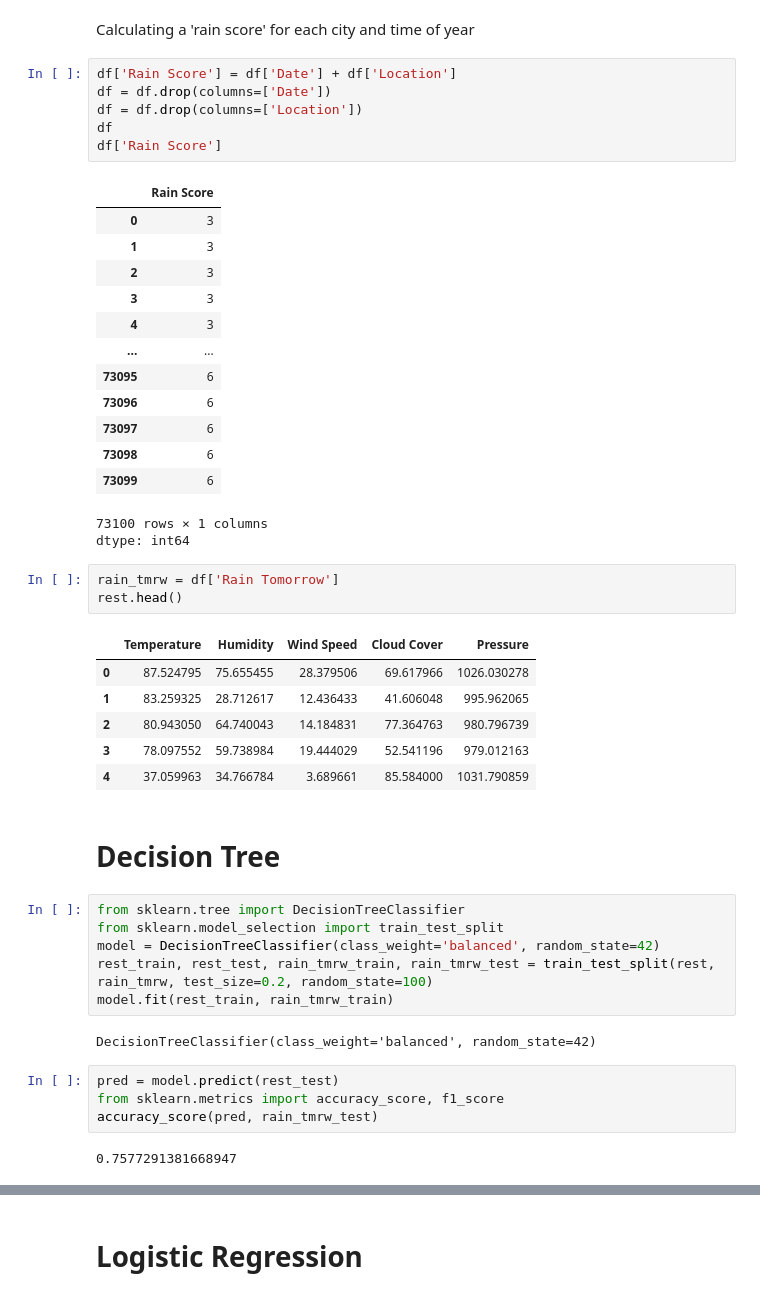
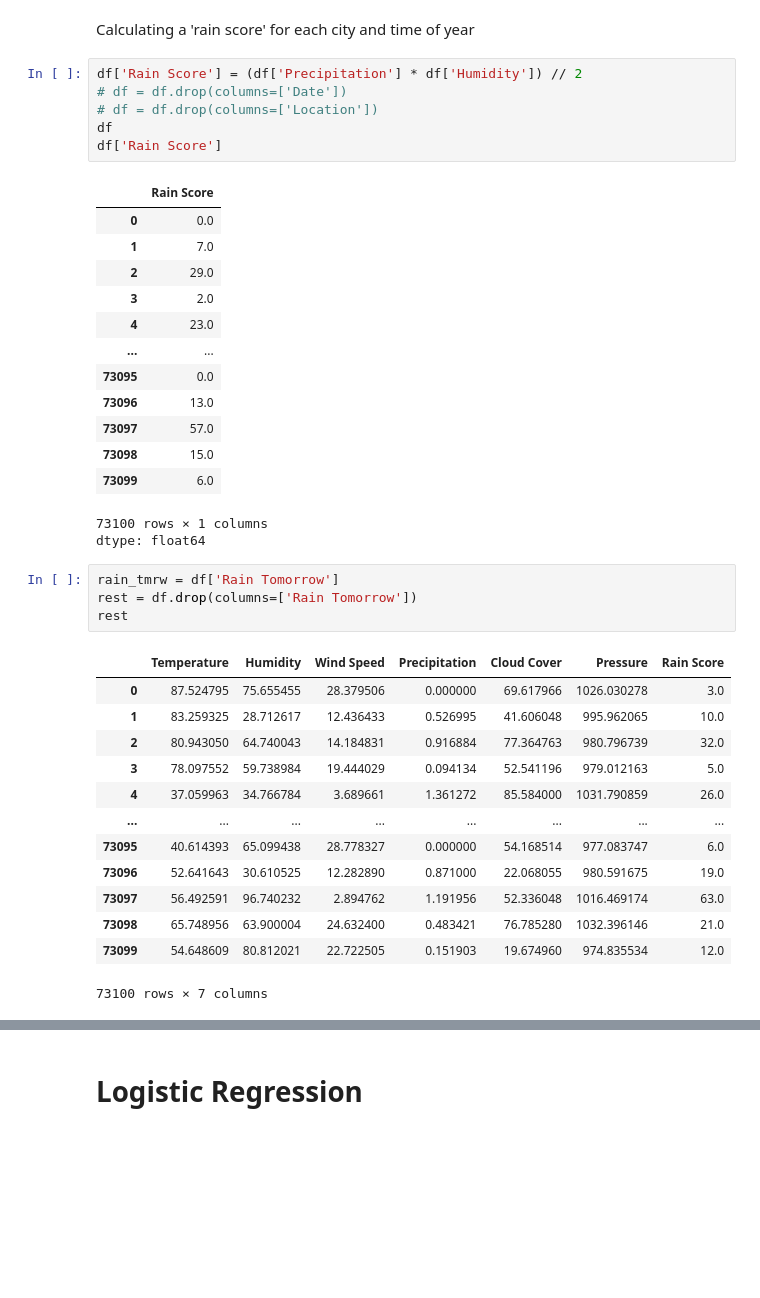
Before and after one commit to omavashia2005/Rainfall-Prediction-using-ML, a Jupyter notebook: ML_Project.ipynb, the cells around one changed output, grey strips where cells are left out. Drawn from its saved outputs; the diff is of its cells as text; blank space fills up the shorter version.

```diff
--- a/ML_Project.ipynb
+++ b/ML_Project.ipynb
@@ -86,49 +86,41 @@ df['Location'] = df['Location'].map(location_map)
 # %% [markdown]
 Calculating a 'rain score' for each city and time of year
 # %%
-df['Rain Score'] = df['Date'] + df['Location']
-df = df.drop(columns=['Date'])
-df = df.drop(columns=['Location'])
+df['Rain Score'] = (df['Precipitation'] * df['Humidity']) // 2
+# df = df.drop(columns=['Date'])
+# df = df.drop(columns=['Location'])
 df
 df['Rain Score']
 # %% [output]
 |  | Rain Score |
-| 0 | 3 |
-| 1 | 3 |
-| 2 | 3 |
-| 3 | 3 |
-| 4 | 3 |
+| 0 | 0.0 |
+| 1 | 7.0 |
+| 2 | 29.0 |
+| 3 | 2.0 |
+| 4 | 23.0 |
 | ... | ... |
-| 73095 | 6 |
-| 73096 | 6 |
-| 73097 | 6 |
-| 73098 | 6 |
-| 73099 | 6 |
+| 73095 | 0.0 |
+| 73096 | 13.0 |
+| 73097 | 57.0 |
+| 73098 | 15.0 |
+| 73099 | 6.0 |
 73100 rows × 1 columns
-dtype: int64
+dtype: float64
 # %%
 rain_tmrw = df['Rain Tomorrow']
-rest.head()
+rest = df.drop(columns=['Rain Tomorrow'])
+rest
 # %% [output]
-|  | Temperature | Humidity | Wind Speed | Cloud Cover | Pressure |
-| 0 | 87.524795 | 75.655455 | 28.379506 | 69.617966 | 1026.030278 |
-| 1 | 83.259325 | 28.712617 | 12.436433 | 41.606048 | 995.962065 |
-| 2 | 80.943050 | 64.740043 | 14.184831 | 77.364763 | 980.796739 |
-| 3 | 78.097552 | 59.738984 | 19.444029 | 52.541196 | 979.012163 |
-| 4 | 37.059963 | 34.766784 | 3.689661 | 85.584000 | 1031.790859 |
+|  | Temperature | Humidity | Wind Speed | Precipitation | Cloud Cover | Pressure | Rain Score |
+| 0 | 87.524795 | 75.655455 | 28.379506 | 0.000000 | 69.617966 | 1026.030278 | 3.0 |
+| 1 | 83.259325 | 28.712617 | 12.436433 | 0.526995 | 41.606048 | 995.962065 | 10.0 |
+| 2 | 80.943050 | 64.740043 | 14.184831 | 0.916884 | 77.364763 | 980.796739 | 32.0 |
+| 3 | 78.097552 | 59.738984 | 19.444029 | 0.094134 | 52.541196 | 979.012163 | 5.0 |
+| 4 | 37.059963 | 34.766784 | 3.689661 | 1.361272 | 85.584000 | 1031.790859 | 26.0 |
+| ... | ... | ... | ... | ... | ... | ... | ... |
+| 73095 | 40.614393 | 65.099438 | 28.778327 | 0.000000 | 54.168514 | 977.083747 | 6.0 |
+| 73096 | 52.641643 | 30.610525 | 12.282890 | 0.871000 | 22.068055 | 980.591675 | 19.0 |
+| 73097 | 56.492591 | 96.740232 | 2.894762 | 1.191956 | 52.336048 | 1016.469174 | 63.0 |
+| 73098 | 65.748956 | 63.900004 | 24.632400 | 0.483421 | 76.785280 | 1032.396146 | 21.0 |
+| 73099 | 54.648609 | 80.812021 | 22.722505 | 0.151903 | 19.674960 | 974.835534 | 12.0 |
+73100 rows × 7 columns
-# %% [markdown]
-# Decision Tree
-# %%
-from sklearn.tree import DecisionTreeClassifier
-from sklearn.model_selection import train_test_split
-model = DecisionTreeClassifier(class_weight='balanced', random_state=42)
-rest_train, rest_test, rain_tmrw_train, rain_tmrw_test = train_test_split(rest, rain_tmrw, test_size=0.2, random_state=100)
-model.fit(rest_train, rain_tmrw_train)
-# %% [output]
-DecisionTreeClassifier(class_weight='balanced', random_state=42)
-# %%
-pred = model.predict(rest_test)
-from sklearn.metrics import accuracy_score, f1_score
-accuracy_score(pred, rain_tmrw_test)
-# %% [output]
-0.7577291381668947
```
Also changed, not shown: parts of 17 cells of this notebook.
